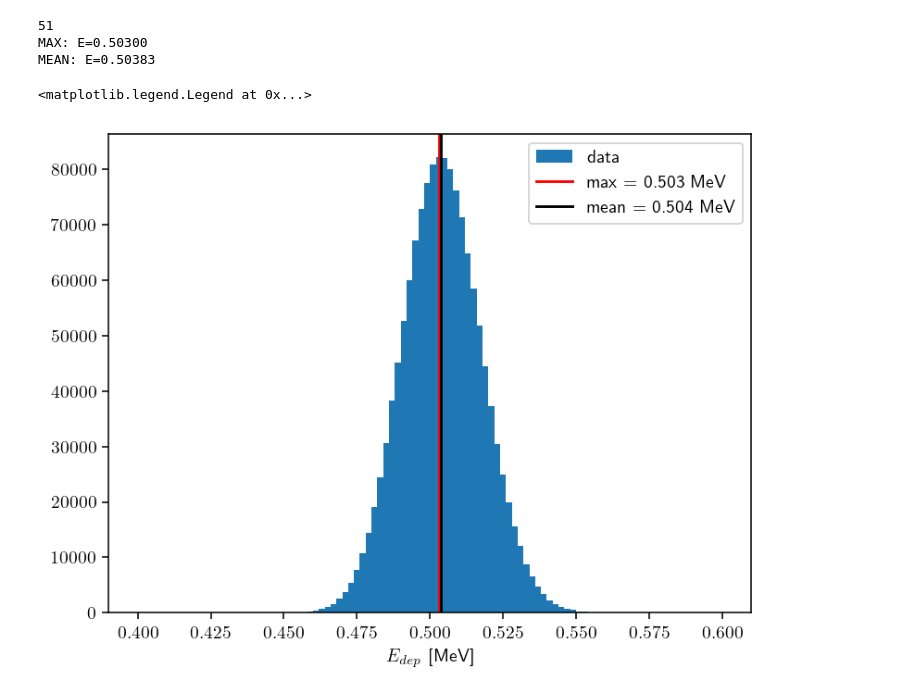
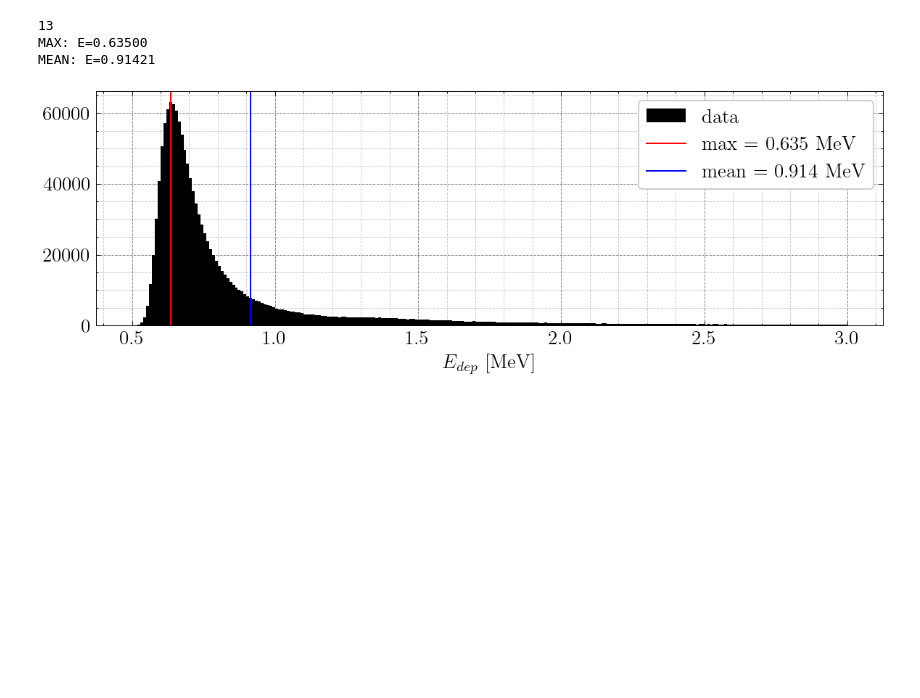
Before and after one commit to kauniska/ecal_reco, a Jupyter notebook: geant4/analysis/MIP.ipynb, the cells around one changed output. Cells and saved outputs as stored; diff of their text form; code cells hidden in the pictures; blank space fills up the shorter version.

Commit message:
nice figures, pickle data, best Hough parameters

```diff
--- a/geant4/analysis/MIP.ipynb
+++ b/geant4/analysis/MIP.ipynb
@@ -14,11 +14,15 @@ from matplotlib import pyplot as plt
 import matplotlib.gridspec as gridspec
 import sys
 from tqdm import tqdm
-
+import scienceplots
+plt.style.use(['science', 'grid', 'ieee'])
 plt.rcParams.update({
     "text.usetex": True,
-    'text.latex.preamble': [r'\usepackage{amsmath}'],
-    'figure.dpi': 140
+    "font.family": "Computer Modern Roman",
+    'text.latex.preamble': [r'\usepackage{amsmath} \usepackage{amssymb} \usepackage{siunitx}'],
+    'figure.dpi': 140,
+    'font.size': 14,
+    'axes.grid': True
 })
 # %%
 # later, one can use concatenation of data_0001.root - data_0008.root files as well. One is enough for testing
@@ -43,3 +47,25 @@ df_detector = pd.DataFrame.from_dict(detector_dict)
 df_run = pd.DataFrame.from_dict(run_dict)
 df_electrons = pd.DataFrame.from_dict(electrons_dict)
 df = pd.concat([df_run, df_detector, df_electrons], axis=1)
+# %%
+edeps = []
+for index, row in tqdm(df.iterrows(), total = df.shape[0]):
+    row_edeps = row['EcalEdep']
+    edeps.extend([re for re in row_edeps if re > 0])
+# %%
+edeps_MeV = np.array(edeps)
+plt.figure(figsize=(10,3))
+h, xs, _ = plt.hist(edeps_MeV, bins=250, range=[0.5, 3], label='data')
+max_arg = np.argmax(h)
+xs = np.array(xs) + (xs[1] - xs[0])/2
+print('MAX: E={:.5f}'.format(xs[max_arg]))
+m = np.mean(edeps_MeV)
+print('MEAN: E={:.5f}'.format(m))
+plt.axvline(xs[max_arg], 0, 1, c='r',
+            label='max = {:.3f} MeV'.format(xs[max_arg]))
+plt.axvline(m, 0, 1, c='b', label='mean = {:.3f} MeV'.format(m))
+plt.legend()
+plt.xlabel(r'$E_\mathrm{dep}$ [MeV]')
+plt.ylabel(r'count / $0.01$ MeV')
+plt.grid(which = 'major', alpha = 0.5)
+plt.grid(which = 'minor', alpha = 0.2)
@@ -96,25 +126,27 @@ Text(0.5, 0, '$Edep$ [GeV]')
 # %%
 edeps = []
 for t in tracks:
     edeps.extend([h.value for h in t.x.hits])
     edeps.extend([h.value for h in t.y.hits])
 
 edeps_MeV = np.array(edeps)
-plt.figure()
-h, xs, _ = plt.hist(edeps_MeV, bins=100, range=[0.4, 0.6], label='data')
+plt.figure(figsize=(10, 3))
+h, xs, _ = plt.hist(edeps_MeV, bins=250, range=[0.5, 3], label='data')
 plt.xlabel('$E_{dep}$ [MeV]')
 max_arg = np.argmax(h)
 print(max_arg)
 xs = np.array(xs) + (xs[1] - xs[0])/2
 print('MAX: E={:.5f}'.format(xs[max_arg]))
 m = np.mean(edeps_MeV)
 print('MEAN: E={:.5f}'.format(m))
 plt.axvline(xs[max_arg], 0, 1, c='r', label='max = {:.3f} MeV'.format(xs[max_arg]))
-plt.axvline(m, 0, 1, c='k', label='mean = {:.3f} MeV'.format(m))
+plt.axvline(m, 0, 1, c='b', label='mean = {:.3f} MeV'.format(m))
 plt.legend()
+plt.grid(which = 'major', alpha = 0.5)
+plt.grid(which = 'minor', alpha = 0.2)
+plt.savefig('../../../figs/MIP.pdf')
 # %% [output]
-51
-MAX: E=0.50300
-MEAN: E=0.50383
+13
+MAX: E=0.63500
+MEAN: E=0.91421
-<matplotlib.legend.Legend at 0x...>
-[figure, old version]
+[figure, new version]
```
Also changed, not shown: parts of 4 cells of this notebook, 21 other files.
